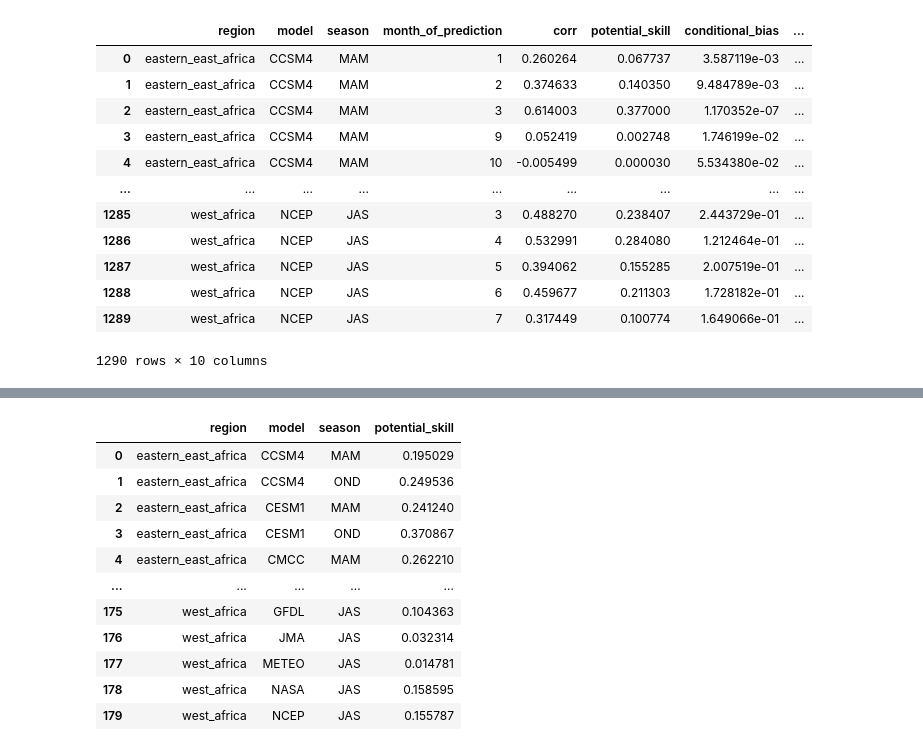
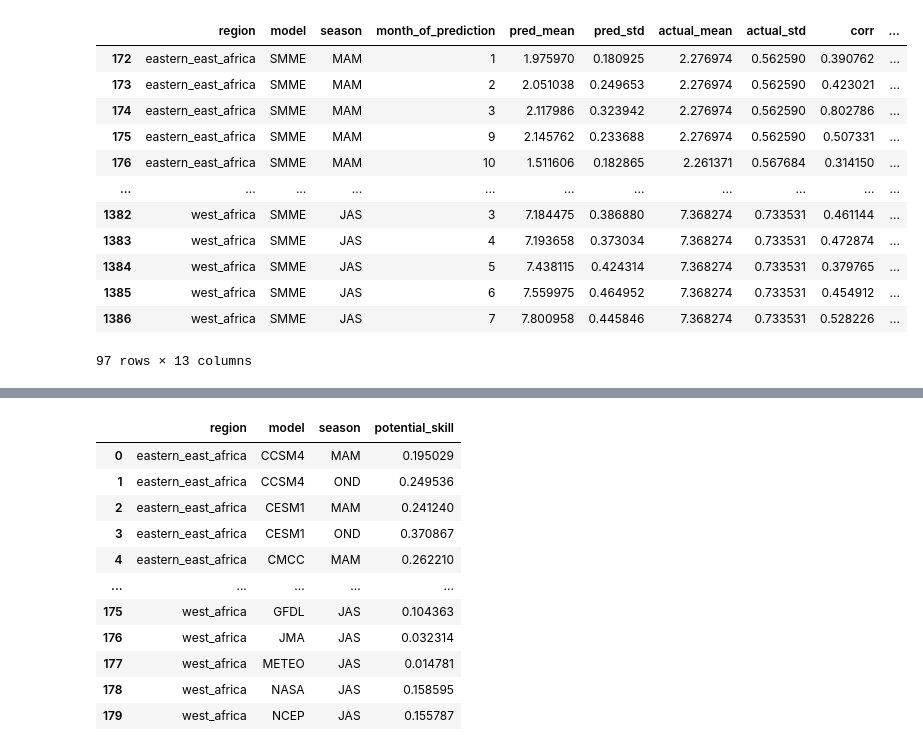
Before and after one commit to yatli24/CHC, a Jupyter notebook: Jupyter notebooks/seasonal_potential_skill_graph.ipynb, the cells around one changed output, grey strips where cells are left out. Drawn from its saved outputs; the diff is of its cells as text; code cells hidden in the pictures.

```diff
--- a/Jupyter notebooks/seasonal_potential_skill_graph.ipynb
+++ b/Jupyter notebooks/seasonal_potential_skill_graph.ipynb
@@ -34,27 +34,41 @@ final_df = final_df.drop(columns=['date_of_prediction', 'realization_year'])
 final_df['precip'] = final_df['precip']/30
 # %%
 # Calculating all the statistics for each region and model
-
 # groupby the region, model, season and month_of_prediction and calculate the corr between the predicted and actual precipitation for future use
 corr = final_df.groupby(['region', 'model', 'season', 'month_of_prediction'])[['predicted_precip', 'precip']].corr(method = 'spearman').drop(['precip'], axis = 1).reset_index()
 corr = corr.drop(corr.index[::2]).drop(columns = ['level_4'])
 corr = corr.rename(columns = {'predicted_precip': 'corr'})
 
 # Calculate mean and standard deviation
 stat = final_df.groupby(['region', 'model', 'season', 'month_of_prediction']).agg(['mean', 'std']).reset_index()
 stat.columns = ['region', 'model', 'season', 'month_of_prediction', 'pred_mean', 'pred_std', 'actual_mean', 'actual_std']
 
 # Merging stat and spatial_means_corr to get 1 df with all values
 stat_clean = stat.merge(corr, left_on=['region', 'model', 'season', 'month_of_prediction'], right_on=['region', 'model', 'season', 'month_of_prediction'], how='left').dropna()
 
 # Calculating metrics
 stat_clean['potential_skill'] = np.square(stat_clean['corr'])
 stat_clean['conditional_bias'] = np.square(stat_clean['corr'] - (stat_clean['pred_std'] / stat_clean['actual_std']))
 stat_clean['unconditional_bias'] = np.square((stat_clean['pred_mean'] - stat_clean['actual_mean']) / stat_clean['actual_std'])
 stat_clean['skill_score'] = stat_clean['potential_skill'] - stat_clean['conditional_bias'] - stat_clean['unconditional_bias']
 
 # dropping unnecessary columns
-stat_clean = stat_clean.drop(['pred_mean','pred_std','actual_mean','actual_std'], axis = 1)
+stat_clean['model'].unique()
+stat_clean[stat_clean['model'] == 'SMME']
+# %% [output]
+|  | region | model | season | month_of_prediction | pred_mean | pred_std | actual_mean | actual_std | corr | ... |
+| 172 | eastern_east_africa | SMME | MAM | 1 | 1.975970 | 0.180925 | 2.276974 | 0.562590 | 0.390762 | ... |
+| 173 | eastern_east_africa | SMME | MAM | 2 | 2.051038 | 0.249653 | 2.276974 | 0.562590 | 0.423021 | ... |
+| 174 | eastern_east_africa | SMME | MAM | 3 | 2.117986 | 0.323942 | 2.276974 | 0.562590 | 0.802786 | ... |
+| 175 | eastern_east_africa | SMME | MAM | 9 | 2.145762 | 0.233688 | 2.276974 | 0.562590 | 0.507331 | ... |
+| 176 | eastern_east_africa | SMME | MAM | 10 | 1.511606 | 0.182865 | 2.261371 | 0.567684 | 0.314150 | ... |
+| ... | ... | ... | ... | ... | ... | ... | ... | ... | ... | ... |
+| 1382 | west_africa | SMME | JAS | 3 | 7.184475 | 0.386880 | 7.368274 | 0.733531 | 0.461144 | ... |
+| 1383 | west_africa | SMME | JAS | 4 | 7.193658 | 0.373034 | 7.368274 | 0.733531 | 0.472874 | ... |
+| 1384 | west_africa | SMME | JAS | 5 | 7.438115 | 0.424314 | 7.368274 | 0.733531 | 0.379765 | ... |
+| 1385 | west_africa | SMME | JAS | 6 | 7.559975 | 0.464952 | 7.368274 | 0.733531 | 0.454912 | ... |
+| 1386 | west_africa | SMME | JAS | 7 | 7.800958 | 0.445846 | 7.368274 | 0.733531 | 0.528226 | ... |
+97 rows × 13 columns
 # %%
 # Create a combined column for the region-season pair
 stat_clean['region_season'] = stat_clean['region'] + " | " + stat_clean['season']
@@ -106,19 +119,3 @@ fg.fig.suptitle('Potential Skill by Model and Month of Prediction', y=0.98)
 
 plt.savefig('figures/seasonal_metrics/potential_skill.png')
 plt.close()
-# %%
-stat_clean.to
-# %% [output]
-|  | region | model | season | month_of_prediction | corr | potential_skill | conditional_bias | ... |
-| 0 | eastern_east_africa | CCSM4 | MAM | 1 | 0.260264 | 0.067737 | 3.587119e-03 | ... |
-| 1 | eastern_east_africa | CCSM4 | MAM | 2 | 0.374633 | 0.140350 | 9.484789e-03 | ... |
-| 2 | eastern_east_africa | CCSM4 | MAM | 3 | 0.614003 | 0.377000 | 1.170352e-07 | ... |
-| 3 | eastern_east_africa | CCSM4 | MAM | 9 | 0.052419 | 0.002748 | 1.746199e-02 | ... |
-| 4 | eastern_east_africa | CCSM4 | MAM | 10 | -0.005499 | 0.000030 | 5.534380e-02 | ... |
-| ... | ... | ... | ... | ... | ... | ... | ... | ... |
-| 1285 | west_africa | NCEP | JAS | 3 | 0.488270 | 0.238407 | 2.443729e-01 | ... |
-| 1286 | west_africa | NCEP | JAS | 4 | 0.532991 | 0.284080 | 1.212464e-01 | ... |
-| 1287 | west_africa | NCEP | JAS | 5 | 0.394062 | 0.155285 | 2.007519e-01 | ... |
-| 1288 | west_africa | NCEP | JAS | 6 | 0.459677 | 0.211303 | 1.728182e-01 | ... |
-| 1289 | west_africa | NCEP | JAS | 7 | 0.317449 | 0.100774 | 1.649066e-01 | ... |
-1290 rows × 10 columns
```
Also changed, not shown: parts of 10 cells of this notebook.
